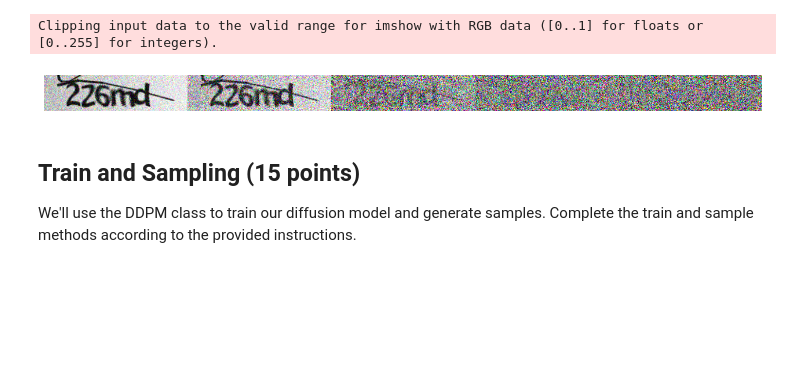
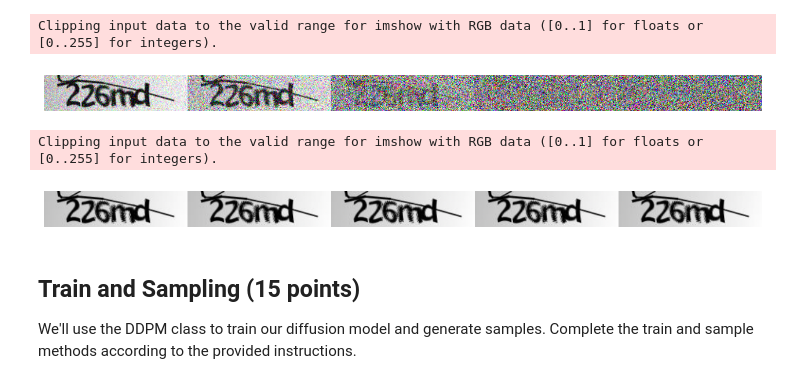
Before and after one commit to MehdiJmlkh/Deep-Learning-Course-Homeworks-S2024, a Jupyter notebook: HW4/DDPM.ipynb, the cells around one changed output. Cells and saved outputs as stored; diff of their text form; code cells hidden in the pictures; blank space fills up the shorter version.

Commit message:
Correct denising of scheduler

```diff
--- a/HW4/DDPM.ipynb
+++ b/HW4/DDPM.ipynb
@@ -700,10 +700,10 @@ class AttentionUpBlock(nn.Module):
 # test your block
 test_module = AttentionUpBlock(256 ,128, 256, 128, 0 , 32, 3)
 temb = torch.randn(1, 128)
-sample = torch.randn(1, 256, 64, 64)
+noisy_sample = torch.randn(1, 256, 64, 64)
 hidden_states = (torch.randn(1, 128, 64, 64), torch.randn(1, 256, 64, 64), torch.randn(1, 256, 64, 64))
-output = test_module(sample, temb, hidden_states)
-assert sample.shape[2] * 2  == output.shape[2]
+output = test_module(noisy_sample, temb, hidden_states)
+assert noisy_sample.shape[2] * 2  == output.shape[2]
 assert output.shape[1] == 256
 print('successful.')
 # %% [output]
@@ -759,9 +759,9 @@ class MidBlock(nn.Module):
 # test your block
 test_module = MidBlock(256 ,128, 0, 32)
 temb = torch.randn(1, 128)
-sample = torch.randn(1, 256, 64, 64)
-output = test_module(sample, temb)
-assert sample.shape  == output.shape
+noisy_sample = torch.randn(1, 256, 64, 64)
+output = test_module(noisy_sample, temb)
+assert noisy_sample.shape  == output.shape
 print('successful.')
 # %% [output]
 successful.
@@ -925,9 +925,9 @@ class UNet(nn.Module):
 # test unet
 test_unet = UNet(3, 3, 32, 8)
 time_steps = torch.tensor([1])
-sample = torch.randn(1, 3, 64, 64)
-output = test_unet(sample, time_steps)
-assert sample.shape == output.shape
+noisy_sample = torch.randn(1, 3, 64, 64)
+output = test_unet(noisy_sample, time_steps)
+assert noisy_sample.shape == output.shape
 output.shape
 # %% [output]
 torch.Size([1, 3, 64, 64])
@@ -1010,9 +1010,9 @@ class NoiseScheduler:
 
     def denoise(
         self,
-        noisy_sample: torch.FloatTensor,
-        epsilon: torch.FloatTensor,
-        timestep: int
+        noisy_samples: torch.FloatTensor,
+        epsilons: torch.FloatTensor,
+        timesteps: int
     ) -> torch.FloatTensor:
         """
         Denoise a noisy sample at a specific timestep.
@@ -1025,10 +1025,14 @@ class NoiseScheduler:
         Returns:
             torch.FloatTensor: Denoised sample.
         """
-        alpha_cumprod = self.alphas_cumprod[timestep]
-        std =  torch.full_like(mean, 1 - alpha_cumprod).sqrt()
-        x = (noisy_sample - std * epsilon) / alpha_cumprod.sqrt()
-        return x
+        samples = []
+        for t, noisy_sample, epsilon in zip(timesteps, noisy_samples, epsilons):
+            alpha_cumprod = self.alphas_cumprod[t]
+            std =  torch.full_like(noisy_sample, 1 - alpha_cumprod).sqrt()
+            x = (noisy_sample - std * epsilon) / alpha_cumprod.sqrt()
+            samples.append(x)
+
+        return torch.stack(samples, dim=0)
 # %%
 # test our NoiseScheduler
 test_scheduler = NoiseScheduler()
@@ -1040,6 +1044,12 @@ plot_images(noisy_samples)
 # %% [output]
 Clipping input data to the valid range for imshow with RGB data ([0..1] for floats or [0..255] for integers).
 [figure]
+# %%
+denoised_sample = test_scheduler.denoise(noisy_samples, noise, time_steps)
+plot_images(denoised_sample)
+# %% [output]
+Clipping input data to the valid range for imshow with RGB data ([0..1] for floats or [0..255] for integers).
+[figure, added]
 # %% [markdown]
 ## Train and Sampling (15 points)
 We'll use the DDPM class to train our diffusion model and generate samples. Complete the train and sample methods according to the provided instructions.
```
Also changed, not shown: parts of 6 cells of this notebook.
